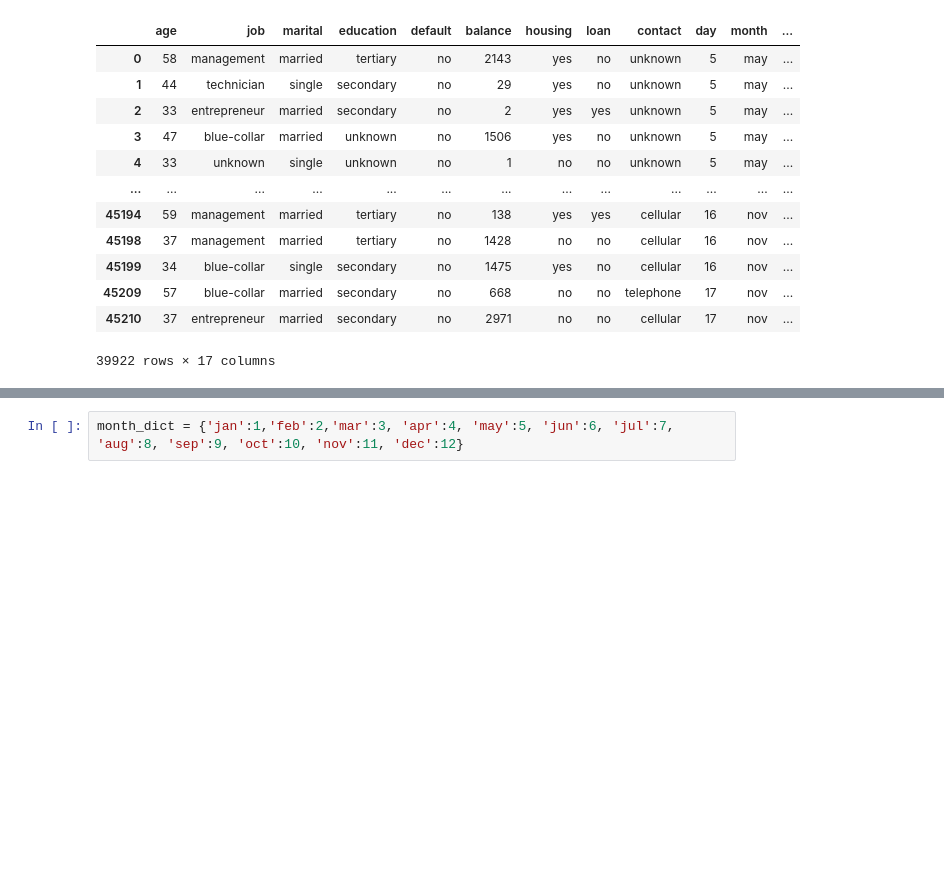
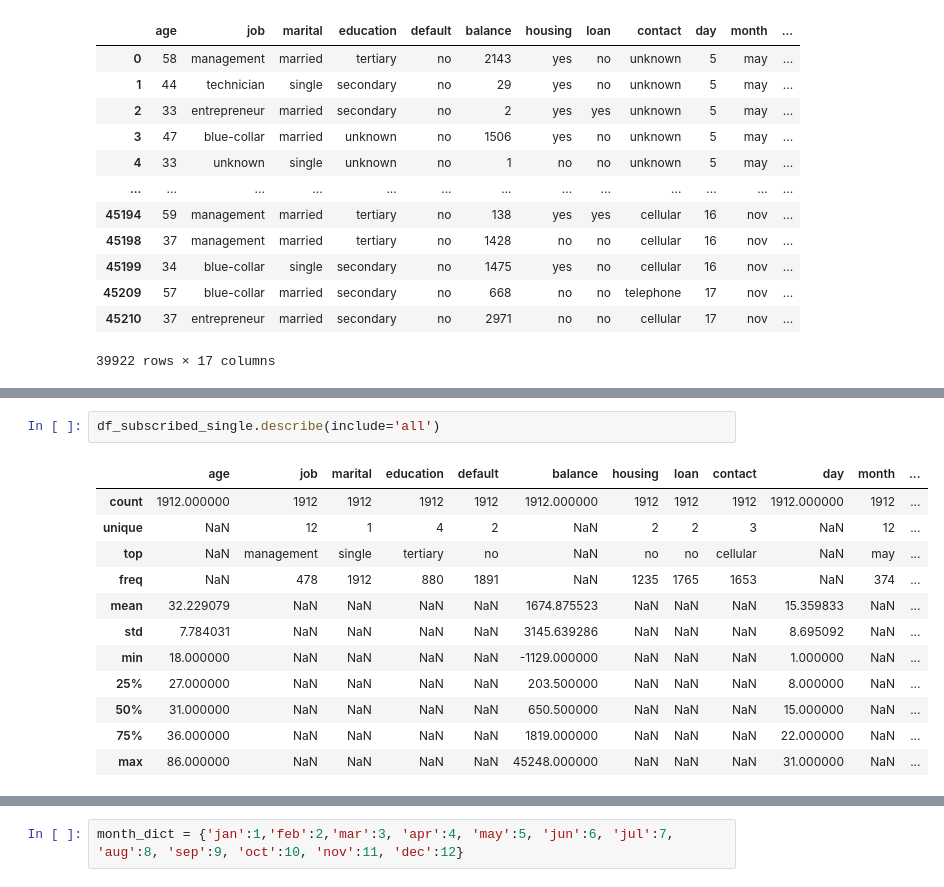
Before and after one commit to Hariharapanda-Deepak/Bankmarketingeffectivenessprediction, a Jupyter notebook: Bankmarketingeffectivenessprediction.ipynb, the cells around one changed output, grey strips where cells are left out. Saved outputs shown, nothing was run; the diff lists cells and outputs as text; blank space fills up the shorter version.

```diff
--- a/Bankmarketingeffectivenessprediction.ipynb
+++ b/Bankmarketingeffectivenessprediction.ipynb
@@ -519,0 +434,15 @@ xy
+# %%
+df_subscribed_single.describe(include='all')
+# %% [output]
+|  | age | job | marital | education | default | balance | housing | loan | contact | day | month | ... |
+| count | 1912.000000 | 1912 | 1912 | 1912 | 1912 | 1912.000000 | 1912 | 1912 | 1912 | 1912.000000 | 1912 | ... |
+| unique | NaN | 12 | 1 | 4 | 2 | NaN | 2 | 2 | 3 | NaN | 12 | ... |
+| top | NaN | management | single | tertiary | no | NaN | no | no | cellular | NaN | may | ... |
+| freq | NaN | 478 | 1912 | 880 | 1891 | NaN | 1235 | 1765 | 1653 | NaN | 374 | ... |
+| mean | 32.229079 | NaN | NaN | NaN | NaN | 1674.875523 | NaN | NaN | NaN | 15.359833 | NaN | ... |
+| std | 7.784031 | NaN | NaN | NaN | NaN | 3145.639286 | NaN | NaN | NaN | 8.695092 | NaN | ... |
+| min | 18.000000 | NaN | NaN | NaN | NaN | -1129.000000 | NaN | NaN | NaN | 1.000000 | NaN | ... |
+| 25% | 27.000000 | NaN | NaN | NaN | NaN | 203.500000 | NaN | NaN | NaN | 8.000000 | NaN | ... |
+| 50% | 31.000000 | NaN | NaN | NaN | NaN | 650.500000 | NaN | NaN | NaN | 15.000000 | NaN | ... |
+| 75% | 36.000000 | NaN | NaN | NaN | NaN | 1819.000000 | NaN | NaN | NaN | 22.000000 | NaN | ... |
+| max | 86.000000 | NaN | NaN | NaN | NaN | 45248.000000 | NaN | NaN | NaN | 31.000000 | NaN | ... |
```
Also changed, not shown: parts of 59 cells of this notebook.
